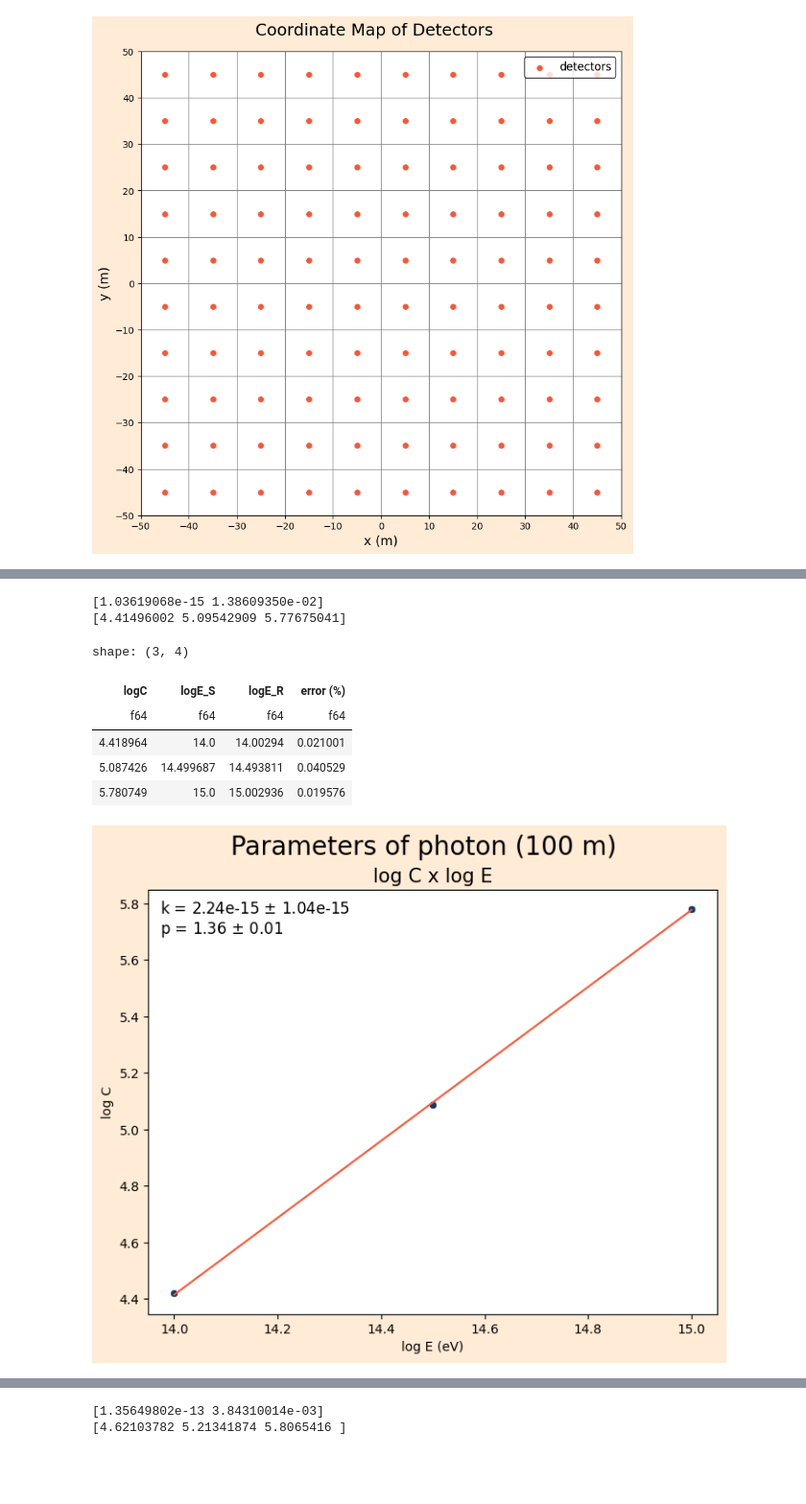
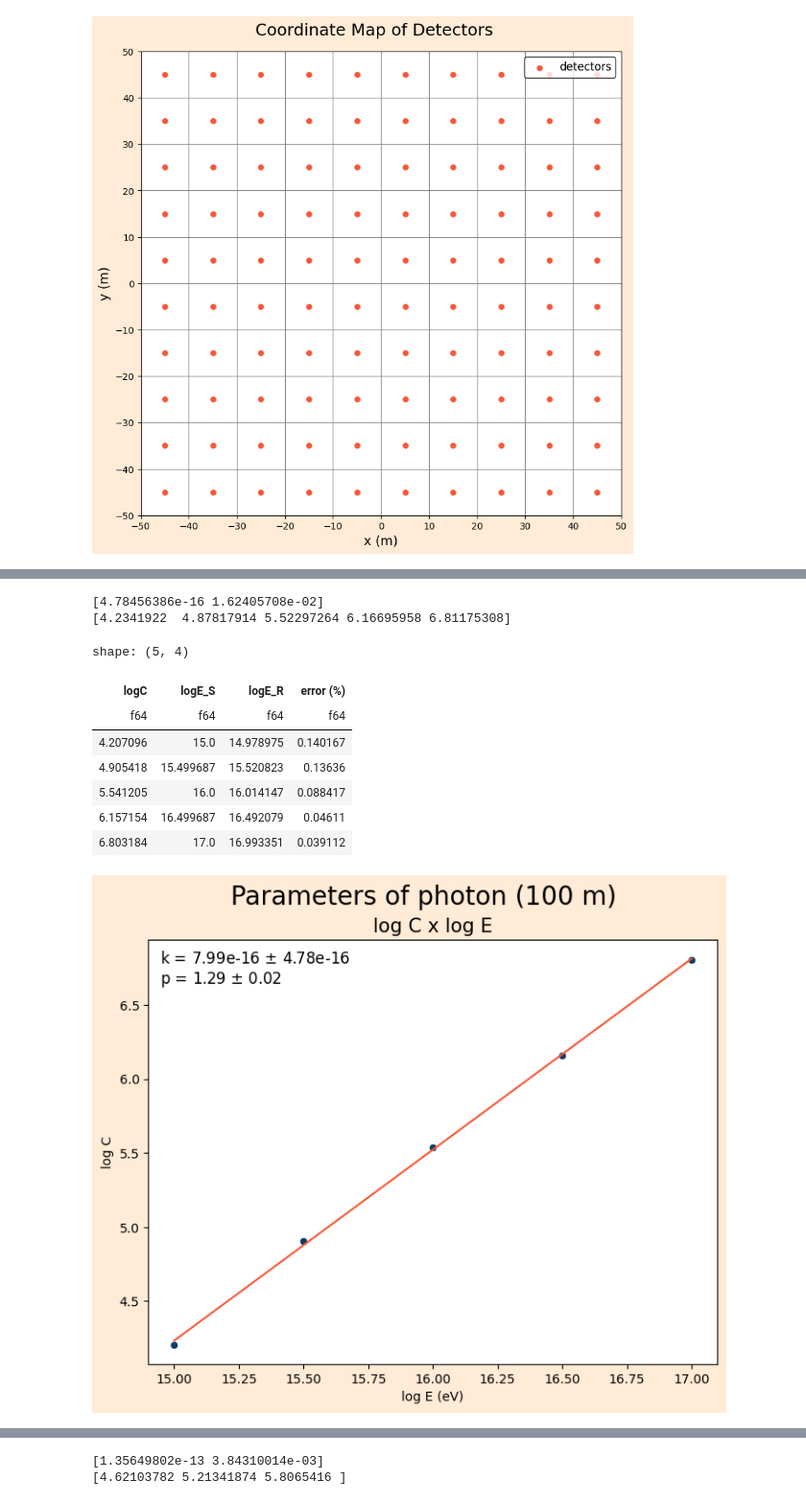
Before and after one commit to lucas-orfei/mestrado, a Jupyter notebook: array_10x10.ipynb, the cells around one changed output, grey strips where cells are left out. Shown at 96% size. Saved outputs shown, nothing was run; the diff lists cells and outputs as text; code cells hidden in the pictures; blank space fills up the shorter version.

```diff
--- a/array_10x10.ipynb
+++ b/array_10x10.ipynb
@@ -6,9 +6,9 @@ import seaborn as sns
 # %%
 # Leitura do arquivo
 
-arquivo = 'tratados_10x10det/carbon/carbon1E14_array'
+caminho_arquivo = 'tratados_10x10det/photon/photon1E15_array'
 
-df = pl.read_csv(arquivo, has_header= False).filter(pl.col('column_1').str.contains('TRIG'))
+df = pl.read_csv(caminho_arquivo, has_header= False).filter(pl.col('column_1').str.contains('TRIG'))
 
 df = df.with_columns(pl.col("column_1").str.split(" ").alias("split_column"))
 df = df.with_columns(pl.col("split_column").list.get(0).alias("TRIG"))
@@ -232,6 +232,7 @@ plt.savefig('plots/counts_' + arquivo.split('/')[-1].split('_')[0] + '.png', bbo
 # Posição dos baricentros
 x_b = [0] * len(valid_simulations)
 y_b = [0] * len(valid_simulations)
+rho = []
 
 for i in range(len(valid_simulations)):
         numerator = 0
@@ -241,6 +242,7 @@ for i in range(len(valid_simulations)):
                 numerator += (triangulation_particles['triangulation_particles'][j][i]*x_det[j])
                 numerator1 += (triangulation_particles['triangulation_particles'][j][i]*y_det[j])
                 denominator += (triangulation_particles['triangulation_particles'][j][i])
+                rho.append((triangulation_particles['triangulation_particles'][j][i])/10000)
                 if denominator != 0:
                     x_b[i] = numerator / denominator
                     y_b[i] = numerator1 / denominator
@@ -266,5 +268,5 @@ ax.set_ylabel('y (m)', size = 14)
 
 ax.legend(['detectors', 'barycenters'], edgecolor = 'black', fontsize = 12, loc = 1)
 
-plt.savefig('plots/map_' + arquivo.split('/')[-1].split('_')[0] + '.png',bbox_inches = 'tight', dpi = 300)
+plt.savefig('plots/map_' + caminho_arquivo.split('/')[-1].split('_')[0] + '.png',bbox_inches = 'tight', dpi = 300)
 # %% [output]
@@ -293,6 +295,11 @@ ax.legend(['detectors'], edgecolor = 'black', fontsize = 12, loc = 1)
 # Criação de arquivo de dados para construir a função de distribuição lateral
 
 r_b = []
+
+# Estruturação da lista rho para 100 tanques
+rho_reshaped = np.array(rho).reshape(len(x_b), 100)
+
+
 for i in range(len(valid_simulations)):
     #aux = ((x_det[i]-x_b[i])**2 + (y_det[i]-y_b[i])**2)**0.5
     aux = x_b[i]** 2 + y_b[i]**2
@@ -304,13 +311,8 @@ data = {
     'r_b':r_b
 }
 
+for i in range(100):
+    data[f'rho_{i+1}'] = rho_reshaped[:, i].tolist()
+
 df = pl.DataFrame(data, strict=False)
-
-
-#df3 = triangulation_particles.with_columns(
-#    pl.Series(name='x_b', values=[float(x) for x in x_b]),
-#    pl.Series(name='y_b', values=[float(y) for y in y_b]),
-#    pl.Series(name='r_b', values=[float(r) for r in r_b])
-#).drop('triangulation_particles', 'total_particles', strict=False)
-
-#df3.write_csv('bary_dat/' + arquivo.split('/')[-1] + '_fdl.csv', separator= '\t', include_header= False)
+df
@@ -334,9 +612,8 @@ shape: (106, 3)
 # %%
 # Fit do fóton
-from scipy.optimize import curve_fit
 
-C = [2.624E4, 1.223E5, 6.036E5]
-E = [1E14, 3.16E14, 1E15]
+C = [1.611e+04, 8.043e+04, 3.477e+05, 1.436e+06, 6.356e+06]
+E = [1E15, 3.16E15, 1E16, 3.16E16, 1E17]
 
 logC = np.log10(C)
 logE = np.log10(E)
@@ -366,37 +643,39 @@ print(np.sqrt(np.diag(cov)))
 
 print(power(E,*coefficients_photon))
 
 ax.plot(logE, power(E,*coefficients_photon), color = '#F95738')
 sns.scatterplot(x = logE, y = logC, color = '#0D3B66', ax = ax)
 
 ax.legend(title = 'k = {:.2e} $\pm$ {:.2e}\np = {:.2f} $\pm$ {:.2f}'
           .format(coefficients_photon[0],inc[0],coefficients_photon[1],inc[1]),
           title_fontsize = 12,facecolor = 'white', frameon = False)
 
 
 logE_0_array = ((np.log10(C/coefficients_photon[0]))/coefficients_photon[1])
 
 logE_0 = logE_0_array.tolist()
 
 data = {
     'logC':logC,
     'logE_S':logE,
     'logE_R':logE_0
 }
 
 df = pl.DataFrame(data)
 
 df = df.with_columns(
         abs((((pl.col('logE_R')-pl.col('logE_S'))/pl.col('logE_S'))*100)).alias('error (%)')
 )
 df
 # %% [output]
-[1.03619068e-15 1.38609350e-02]
-[4.41496002 5.09542909 5.77675041]
+[4.78456386e-16 1.62405708e-02]
+[4.2341922  4.87817914 5.52297264 6.16695958 6.81175308]
-shape: (3, 4)
+shape: (5, 4)
 | logC | logE_S | logE_R | error (%) |
 | f64 | f64 | f64 | f64 |
-| 4.418964 | 14.0 | 14.00294 | 0.021001 |
-| 5.087426 | 14.499687 | 14.493811 | 0.040529 |
-| 5.780749 | 15.0 | 15.002936 | 0.019576 |
+| 4.207096 | 15.0 | 14.978975 | 0.140167 |
+| 4.905418 | 15.499687 | 15.520823 | 0.13636 |
+| 5.541205 | 16.0 | 16.014147 | 0.088417 |
+| 6.157154 | 16.499687 | 16.492079 | 0.04611 |
+| 6.803184 | 17.0 | 16.993351 | 0.039112 |
-[figure, old version]
+[figure, new version]
```
Also changed, not shown: parts of 18 cells of this notebook.
